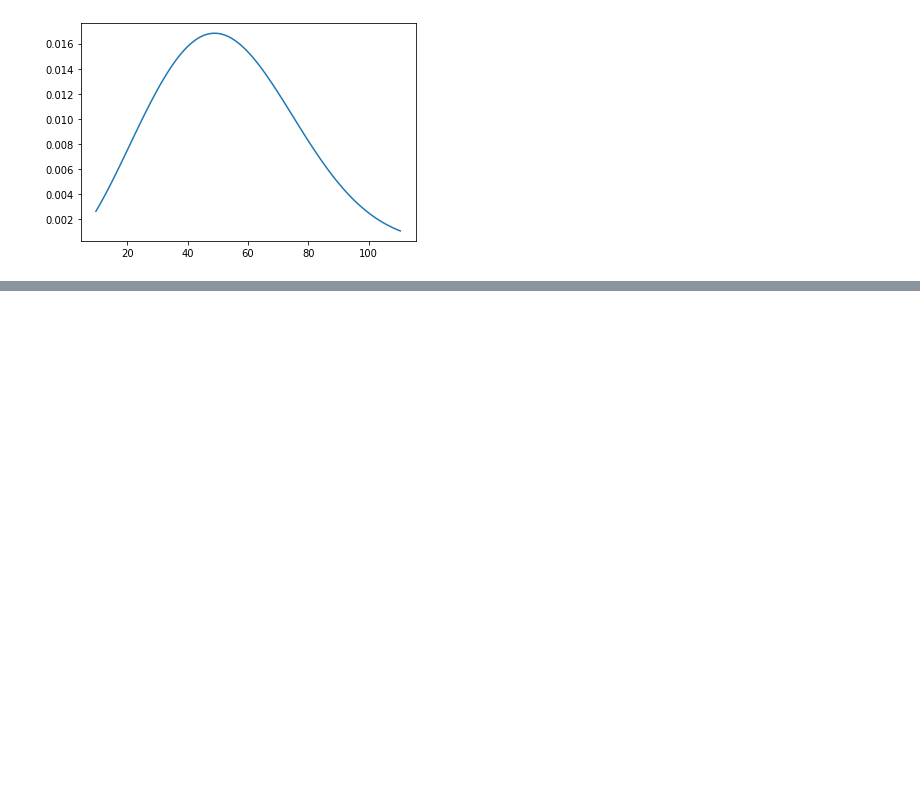
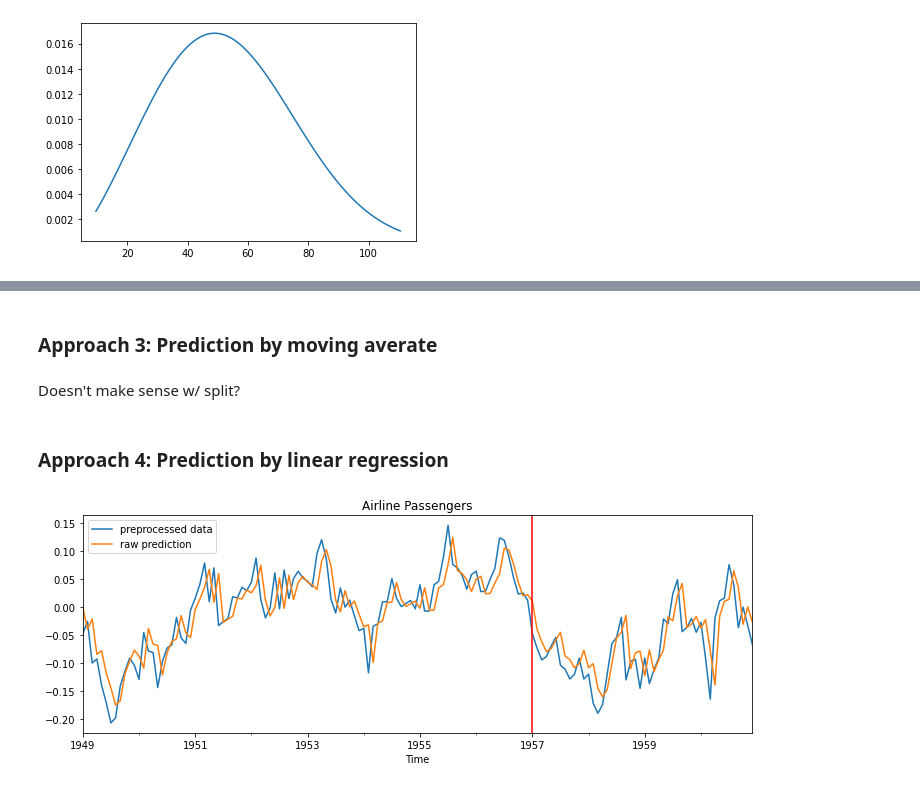
Before and after one commit to AdrianUrbanski/ADM, a Jupyter notebook: lista1.ipynb, the cells around one changed output, grey strips where cells are left out. Drawn from its saved outputs; the diff is of its cells as text; code cells hidden in the pictures; blank space fills up the shorter version.

```diff
--- a/lista1.ipynb
+++ b/lista1.ipynb
@@ -82,0 +230,24 @@ plt.plot(x, W.pdf(x, c, scale=60))
+# %% [markdown]
+### Approach 3: Prediction by moving averate
+# %% [markdown]
+Doesn't make sense w/ split?
+# %% [markdown]
+### Approach 4: Prediction by linear regression
+# %%
+reg = linear_model.LinearRegression()
+
+train_X = train_df['preprocessed'].shift(1).values[1:].reshape(-1, 1)
+train_y = train_df['preprocessed'].values[1:]
+
+reg.fit(train_X, train_y)
+
+combined_X = combined_df['preprocessed'].shift(1).values[1:].reshape(-1, 1)
+y_predicted = np.zeros(len(combined_df))
+y_predicted[1:] = reg.predict(combined_X)
+
+combined_df['prediction_raw'] = y_predicted
+combined_df['prediction'] = (combined_df['prediction_raw'] + combined_df['seasonality']) * combined_df['trend']
+# %%
+plot_raw_prediction(combined_df)
+# %% [output]
+[figure, added]
```
Also changed, not shown: parts of 31 cells of this notebook.
